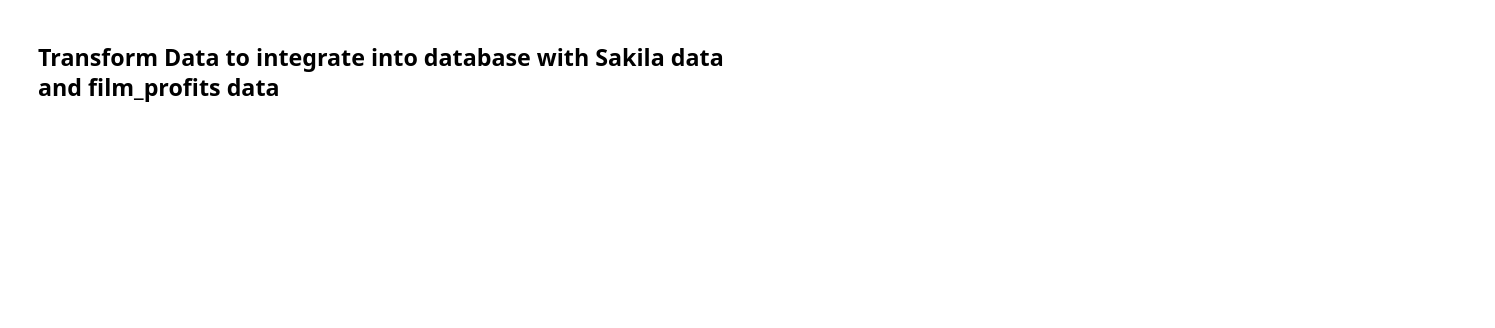
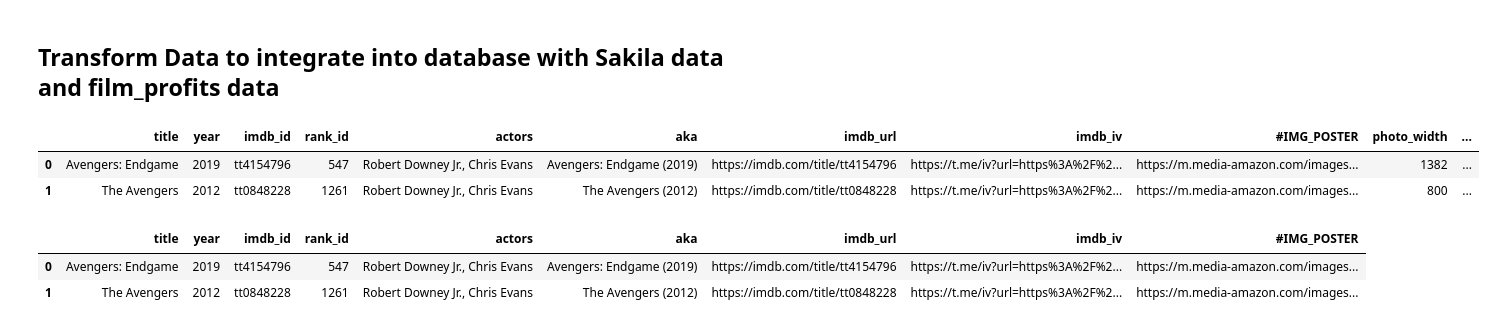
Before and after one commit to aniishap/ds2002, a Jupyter notebook: Data_Project_1.ipynb, the cells around one changed output. Saved outputs shown, nothing was run; the diff lists cells and outputs as text; code cells hidden in the pictures; blank space fills up the shorter version.

```diff
--- a/Data_Project_1.ipynb
+++ b/Data_Project_1.ipynb
@@ -816,0 +819,26 @@ api_extract.head(2)
+# %%
+api_extract = api_extract.rename(columns={'#TITLE': 'title'})
+api_extract = api_extract.rename(columns={'#YEAR': 'year'})
+api_extract = api_extract.rename(columns={'#IMDB_ID': 'imdb_id'})
+api_extract = api_extract.rename(columns={'#RANK': 'rank_id'})
+api_extract = api_extract.rename(columns={'#ACTORS': 'actors'})
+api_extract = api_extract.rename(columns={'#AKA': 'aka'})
+api_extract = api_extract.rename(columns={'#IMDB_URL': 'imdb_url'})
+api_extract = api_extract.rename(columns={'#IMDB_IV': 'imdb_iv'})
+api_extract = api_extract.rename(columns={'#IMDB_IV': 'imdb_iv'})
+api_extract = api_extract.rename(columns={'#IMDB_POSTER': 'imdb_poster'})
+api_extract.head(2)
+# %% [output]
+|  | title | year | imdb_id | rank_id | actors | aka | imdb_url | imdb_iv | #IMG_POSTER | photo_width | ... |
+| 0 | Avengers: Endgame | 2019 | tt4154796 | 547 | Robert Downey Jr., Chris Evans | Avengers: Endgame (2019) | https://imdb.com/title/tt4154796 | https://t.me/iv?url=https%3A%2F%2... | https://m.media-amazon.com/images... | 1382 | ... |
+| 1 | The Avengers | 2012 | tt0848228 | 1261 | Robert Downey Jr., Chris Evans | The Avengers (2012) | https://imdb.com/title/tt0848228 | https://t.me/iv?url=https%3A%2F%2... | https://m.media-amazon.com/images... | 800 | ... |
+# %%
+# drop unnecessary columns
+
+
+api_data = api_extract.drop(columns=['photo_width', 'photo_height'])
+api_data.head(2)
+# %% [output]
+|  | title | year | imdb_id | rank_id | actors | aka | imdb_url | imdb_iv | #IMG_POSTER |
+| 0 | Avengers: Endgame | 2019 | tt4154796 | 547 | Robert Downey Jr., Chris Evans | Avengers: Endgame (2019) | https://imdb.com/title/tt4154796 | https://t.me/iv?url=https%3A%2F%2... | https://m.media-amazon.com/images... |
+| 1 | The Avengers | 2012 | tt0848228 | 1261 | Robert Downey Jr., Chris Evans | The Avengers (2012) | https://imdb.com/title/tt0848228 | https://t.me/iv?url=https%3A%2F%2... | https://m.media-amazon.com/images... |
```
Also changed, not shown: parts of 1 cell of this notebook.
